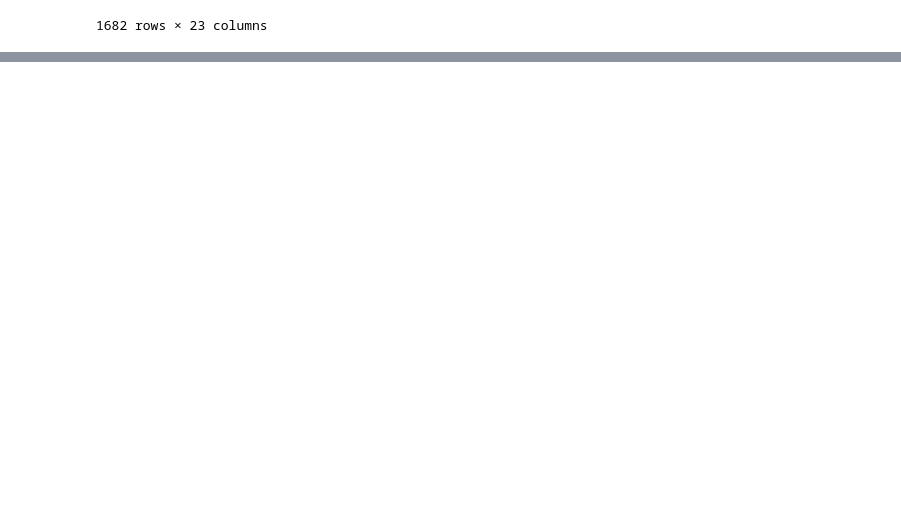
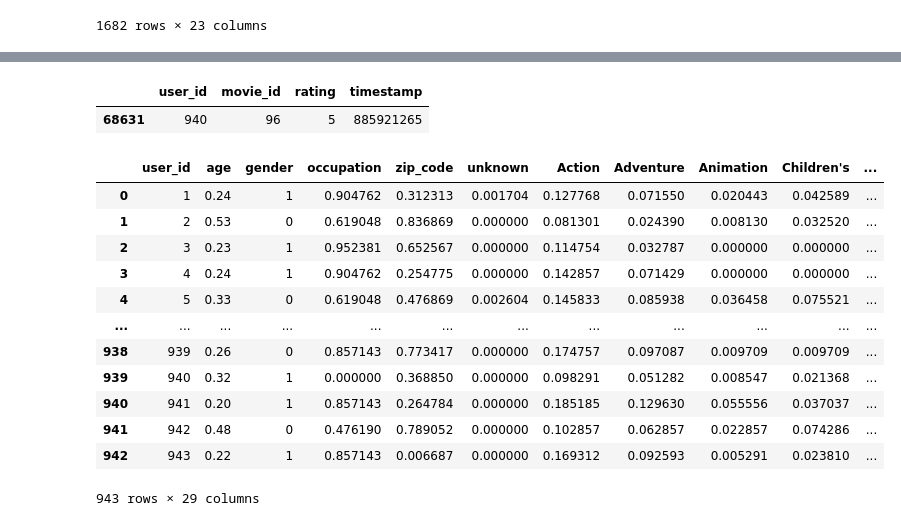
Before and after one commit to Kadaverciant/movie-recommender-system, a Jupyter notebook: notebooks/1.0-initial-data-exploration.ipynb, the cells around one changed output, grey strips where cells are left out. Drawn from its saved outputs; the diff is of its cells as text; code cells hidden in the pictures; blank space fills up the shorter version.

```diff
--- a/notebooks/1.0-initial-data-exploration.ipynb
+++ b/notebooks/1.0-initial-data-exploration.ipynb
@@ -56,0 +68,3 @@ df_item
+# %%
+users = pd.read_csv("../data/raw/ml-100k/u.user", sep='|', header=None, names=["user_id", "age", "gender", "occupation", "zip_code"], encoding='ISO-8859-1')
+users
@@ -56,0 +121,3 @@ df_item
+# %%
+dataset = encode_users(users, data, items)
+dataset.head()
@@ -56,0 +202,34 @@ df_item
+# %%
+data[(data["user_id"]==940) & (data["movie_id"]==96)]
+# %% [output]
+|  | user_id | movie_id | rating | timestamp |
+| 68631 | 940 | 96 | 5 | 885921265 |
+# %%
+def encode_top_films(user_id, top_films):
+  arr = top_films[top_films['user_id']==user_id]["movie_ids"].item()
+  # print(arr.item())
+  arr = [x/1682 for x in arr]
+  return arr
+
+def get_users_fav_films(users, data, n):
+  users = users.copy()
+  top_films = data.set_index('movie_id').groupby('user_id')['rating'].nlargest(n).reset_index().groupby('user_id')['movie_id'].apply(list).reset_index(name = 'movie_ids')
+  users[[f"top_{name+1}" for name in range(n)]] = users["user_id"].apply(lambda x: encode_top_films(x, top_films)).tolist()
+  return users
+# %%
+new_dataset = get_users_fav_films(dataset, data, 5)
+new_dataset
+# %% [output]
+|  | user_id | age | gender | occupation | zip_code | unknown | Action | Adventure | Animation | Children's | ... |
+| 0 | 1 | 0.24 | 1 | 0.904762 | 0.312313 | 0.001704 | 0.127768 | 0.071550 | 0.020443 | 0.042589 | ... |
+| 1 | 2 | 0.53 | 0 | 0.619048 | 0.836869 | 0.000000 | 0.081301 | 0.024390 | 0.008130 | 0.032520 | ... |
+| 2 | 3 | 0.23 | 1 | 0.952381 | 0.652567 | 0.000000 | 0.114754 | 0.032787 | 0.000000 | 0.000000 | ... |
+| 3 | 4 | 0.24 | 1 | 0.904762 | 0.254775 | 0.000000 | 0.142857 | 0.071429 | 0.000000 | 0.000000 | ... |
+| 4 | 5 | 0.33 | 0 | 0.619048 | 0.476869 | 0.002604 | 0.145833 | 0.085938 | 0.036458 | 0.075521 | ... |
+| ... | ... | ... | ... | ... | ... | ... | ... | ... | ... | ... | ... |
+| 938 | 939 | 0.26 | 0 | 0.857143 | 0.773417 | 0.000000 | 0.174757 | 0.097087 | 0.009709 | 0.009709 | ... |
+| 939 | 940 | 0.32 | 1 | 0.000000 | 0.368850 | 0.000000 | 0.098291 | 0.051282 | 0.008547 | 0.021368 | ... |
+| 940 | 941 | 0.20 | 1 | 0.857143 | 0.264784 | 0.000000 | 0.185185 | 0.129630 | 0.055556 | 0.037037 | ... |
+| 941 | 942 | 0.48 | 0 | 0.476190 | 0.789052 | 0.000000 | 0.102857 | 0.062857 | 0.022857 | 0.074286 | ... |
+| 942 | 943 | 0.22 | 1 | 0.857143 | 0.006687 | 0.000000 | 0.169312 | 0.092593 | 0.005291 | 0.023810 | ... |
+943 rows × 29 columns
```
Also changed, not shown: parts of 58 cells of this notebook, 1 other file.
